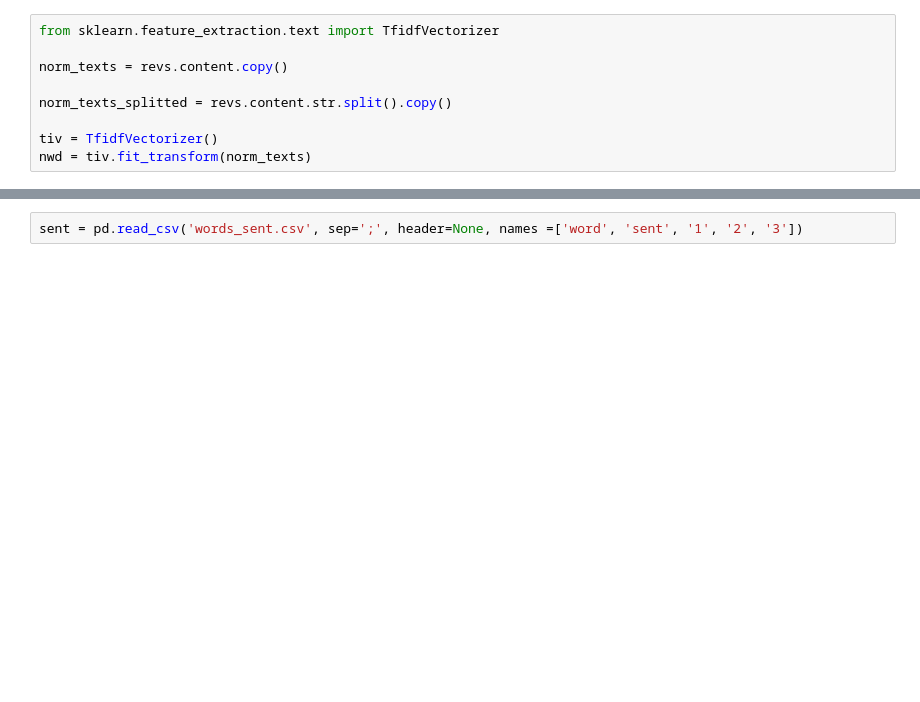
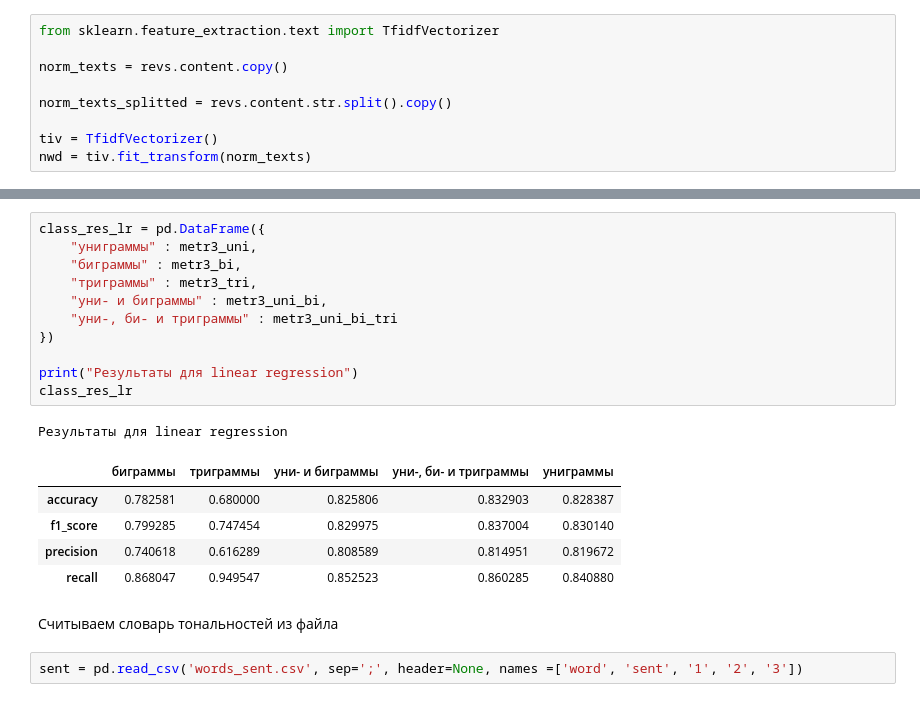
Before and after one commit to dayannn/sentiments, a Jupyter notebook: Sent2.ipynb, the cells around one changed output, grey strips where cells are left out. Saved outputs shown, nothing was run; the diff lists cells and outputs as text; blank space fills up the shorter version.

```diff
--- a/Sent2.ipynb
+++ b/Sent2.ipynb
@@ -111,3 +235,23 @@ cvect = count_vectorizer.fit_transform(norm_texts)
+# %%
+class_res_lr = pd.DataFrame({
+    "униграммы" : metr3_uni,
+    "биграммы" : metr3_bi,
+    "триграммы" : metr3_tri,
+    "уни- и биграммы" : metr3_uni_bi,
+    "уни-, би- и триграммы" : metr3_uni_bi_tri
+})
+
+print("Результаты для linear regression")
+class_res_lr
+# %% [output]
+Результаты для linear regression
+|  | биграммы | триграммы | уни- и биграммы | уни-, би- и триграммы | униграммы |
+| accuracy | 0.782581 | 0.680000 | 0.825806 | 0.832903 | 0.828387 |
+| f1_score | 0.799285 | 0.747454 | 0.829975 | 0.837004 | 0.830140 |
+| precision | 0.740618 | 0.616289 | 0.808589 | 0.814951 | 0.819672 |
+| recall | 0.868047 | 0.949547 | 0.852523 | 0.860285 | 0.840880 |
+# %% [markdown]
+Считываем словарь тональностей из файла
 # %%
 sent = pd.read_csv('words_sent.csv', sep=';', header=None, names =['word', 'sent', '1', '2', '3'])
 # %%
```
Also changed, not shown: parts of 17 cells of this notebook.
